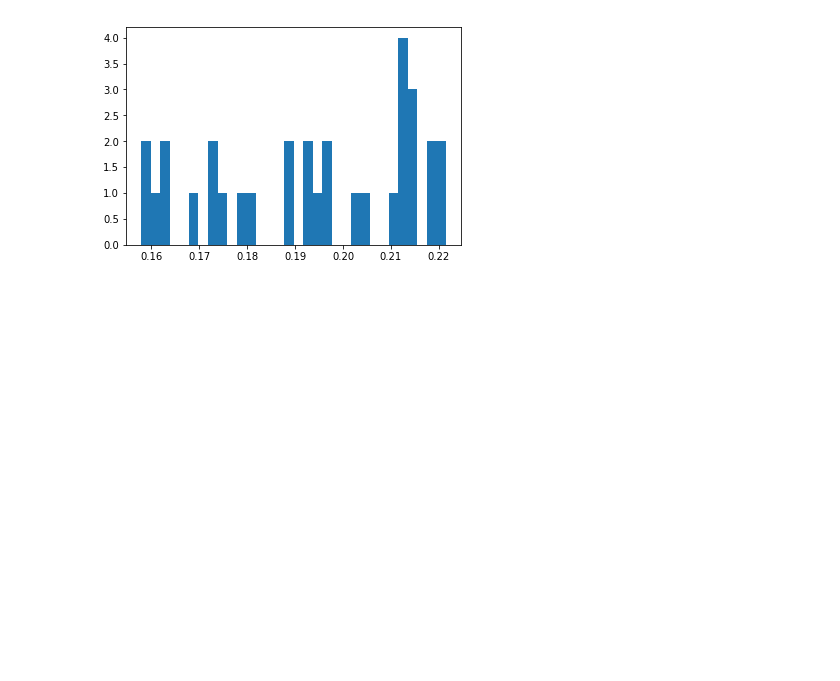
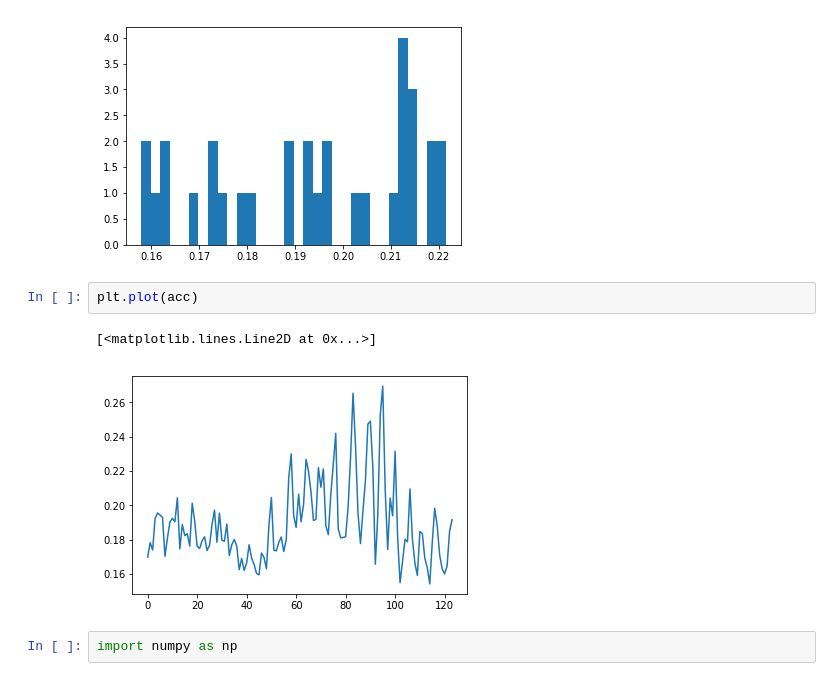
Before and after one commit to naitik-dodia/Object-Recognition-using-EEG-brain-data, a Jupyter notebook: LDA2.ipynb, the cells around one changed output. Cells and saved outputs as stored; diff of their text form; blank space fills up the shorter version.

```diff
--- a/LDA2.ipynb
+++ b/LDA2.ipynb
@@ -231,3 +231,10 @@ plt.hist(acc, bins = 32)
         0.21750963, 0.21949663, 0.22148362]),
  <a list of 32 Patch objects>)
 [figure]
+# %%
+plt.plot(acc)
+# %% [output]
+[<matplotlib.lines.Line2D at 0x...>]
+[figure, added]
+# %%
+import numpy as np
```
Also changed, not shown: parts of 13 cells of this notebook, 2 other files.
